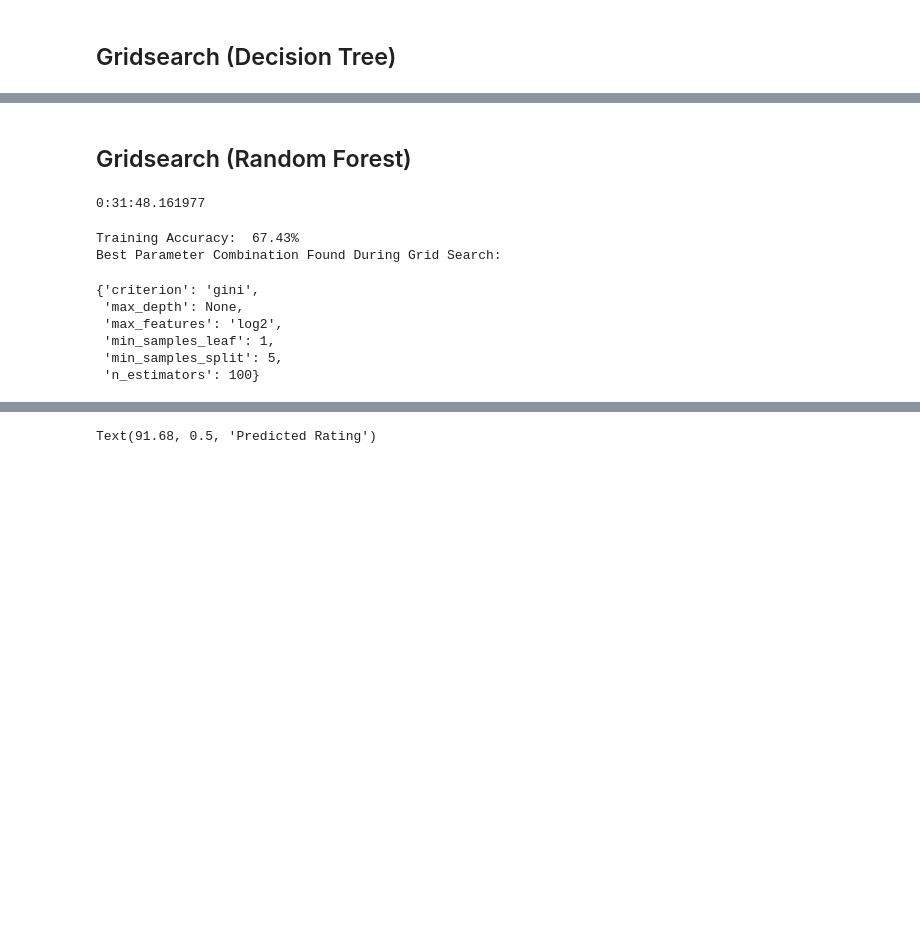
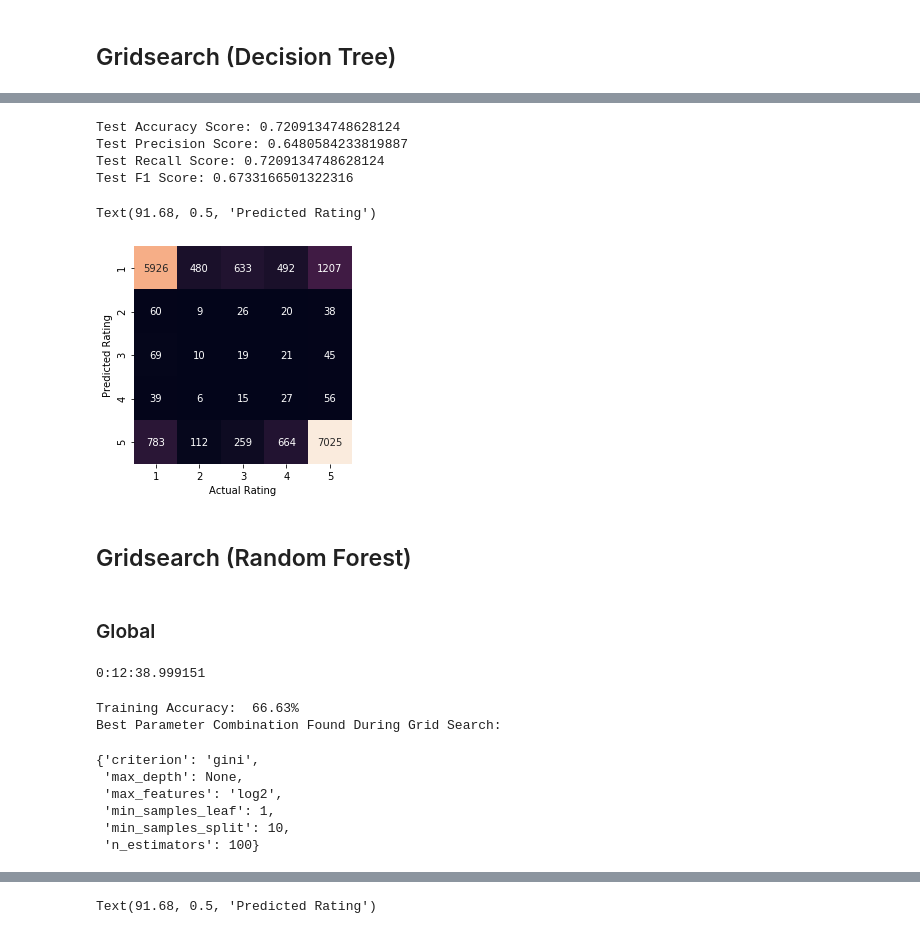
Before and after one commit to Moses-Lin/romreview, a Jupyter notebook: Modeling.ipynb, the cells around one changed output, grey strips where cells are left out. Cells and saved outputs as stored; diff of their text form; code cells hidden in the pictures; blank space fills up the shorter version.

Commit message:
some gridsearch done

```diff
--- a/Modeling.ipynb
+++ b/Modeling.ipynb
@@ -481,0 +493,12 @@ Text(91.68, 0.5, 'Predicted Rating')
+# %%
+starttime = datetime.now()
+
+#######
+
+dt_gridsea = GridSearchCV(dtcsea, dtc_param_grid, cv=5, return_train_score=True)
+
+dt_gridsea.fit(tfidf_X_trainsea, y_trainsea)
+
+#######
+
+print(datetime.now() - starttime)
@@ -482,3 +525,29 @@ Text(91.68, 0.5, 'Predicted Rating')
+# %%
+dtcsea = DecisionTreeClassifier(criterion='gini', max_depth=None, max_features='auto', min_samples_leaf=2, min_samples_split=2, random_state=22)
+
+dtcsea.fit(tfidf_X_trainsea, y_trainsea)
+
+y_pred_dtc_testsea = dtcsea.predict(tfidf_X_testsea)
+
+print("Test Accuracy Score:", metrics.accuracy_score(y_testsea, y_pred_dtc_testsea))
+print("Test Precision Score:", metrics.precision_score(y_testsea, y_pred_dtc_testsea, average = "weighted"))
+print("Test Recall Score:", metrics.recall_score(y_testsea, y_pred_dtc_testsea, average = "weighted"))
+print("Test F1 Score:", metrics.f1_score(y_testsea, y_pred_dtc_testsea, average = "weighted"))
+# %% [output]
+Test Accuracy Score: 0.7209134748628124
+Test Precision Score: 0.6480584233819887
+Test Recall Score: 0.7209134748628124
+Test F1 Score: 0.6733166501322316
+# %%
+matrix = confusion_matrix(y_testsea, y_pred_dtc_testsea)
+sns.heatmap(matrix.T, square=True, annot=True, fmt='d', cbar=False,
+            xticklabels=['1','2','3','4','5'], yticklabels=['1','2','3','4','5'])
+
+plt.xlabel('Actual Rating')
+plt.ylabel('Predicted Rating')
+# %% [output]
+Text(91.68, 0.5, 'Predicted Rating')
+[figure, added]
 # %% [markdown]
 ## Gridsearch (Random Forest)
 # %%
@@ -490,31 +559,33 @@ rf_param_grid = {
     'min_samples_split' : [5, 10],
     'min_samples_leaf' : [1, 3]
 }
+# %% [markdown]
+### Global
 # %%
 starttime = datetime.now()
 
 #######
 
-rf_grid = GridSearchCV(rfc, rf_param_grid, cv=5)
+rf_gridgl = GridSearchCV(rfcgl, rf_param_grid, cv=5)
 
-rf_grid.fit(tfidf_X_train, y_train)
+rf_gridgl.fit(tfidf_X_trainglobal, y_trainglobal)
 
 #######
 
 print(datetime.now() - starttime)
 # %% [output]
-0:31:48.161977
+0:12:38.999151
 # %%
-print(f"Training Accuracy: {rf_grid.best_score_ : .2%}")
+print(f"Training Accuracy: {rf_gridgl.best_score_ : .2%}")
 print("Best Parameter Combination Found During Grid Search:")
-rf_grid.best_params_
+rf_gridgl.best_params_
 # %% [output]
-Training Accuracy:  67.43%
+Training Accuracy:  66.63%
 Best Parameter Combination Found During Grid Search:
 {'criterion': 'gini',
  'max_depth': None,
  'max_features': 'log2',
  'min_samples_leaf': 1,
- 'min_samples_split': 5,
+ 'min_samples_split': 10,
  'n_estimators': 100}
 # %%
```
Also changed, not shown: parts of 22 cells of this notebook.
